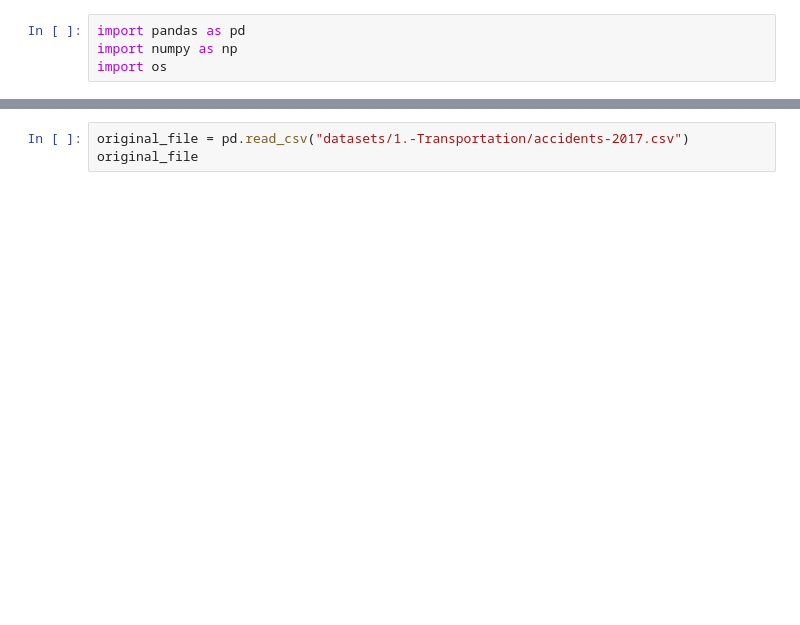
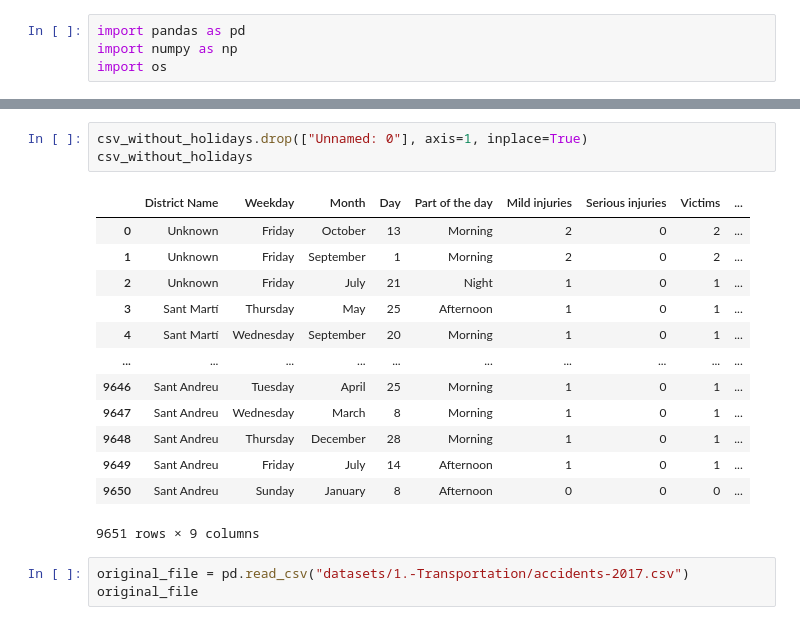
Before and after one commit to ta-data-bcn/Project-Week-2-Barcelona, a Jupyter notebook: Cleaning CSVs.ipynb, the cells around one changed output, grey strips where cells are left out. Drawn from its saved outputs; the diff is of its cells as text; blank space fills up the shorter version.

```diff
--- a/Cleaning CSVs.ipynb
+++ b/Cleaning CSVs.ipynb
@@ -39,3 +56,20 @@ csv_without_holidays
+# %%
+csv_without_holidays.drop(["Unnamed: 0"], axis=1, inplace=True)
+csv_without_holidays
+# %% [output]
+|  | District Name | Weekday | Month | Day | Part of the day | Mild injuries | Serious injuries | Victims | ... |
+| 0 | Unknown | Friday | October | 13 | Morning | 2 | 0 | 2 | ... |
+| 1 | Unknown | Friday | September | 1 | Morning | 2 | 0 | 2 | ... |
+| 2 | Unknown | Friday | July | 21 | Night | 1 | 0 | 1 | ... |
+| 3 | Sant Martí | Thursday | May | 25 | Afternoon | 1 | 0 | 1 | ... |
+| 4 | Sant Martí | Wednesday | September | 20 | Morning | 1 | 0 | 1 | ... |
+| ... | ... | ... | ... | ... | ... | ... | ... | ... | ... |
+| 9646 | Sant Andreu | Tuesday | April | 25 | Morning | 1 | 0 | 1 | ... |
+| 9647 | Sant Andreu | Wednesday | March | 8 | Morning | 1 | 0 | 1 | ... |
+| 9648 | Sant Andreu | Thursday | December | 28 | Morning | 1 | 0 | 1 | ... |
+| 9649 | Sant Andreu | Friday | July | 14 | Afternoon | 1 | 0 | 1 | ... |
+| 9650 | Sant Andreu | Sunday | January | 8 | Afternoon | 0 | 0 | 0 | ... |
+9651 rows × 9 columns
 # %%
 original_file = pd.read_csv("datasets/1.-Transportation/accidents-2017.csv")
 original_file
```
Also changed, not shown: parts of 3 cells of this notebook, 3 other files.
